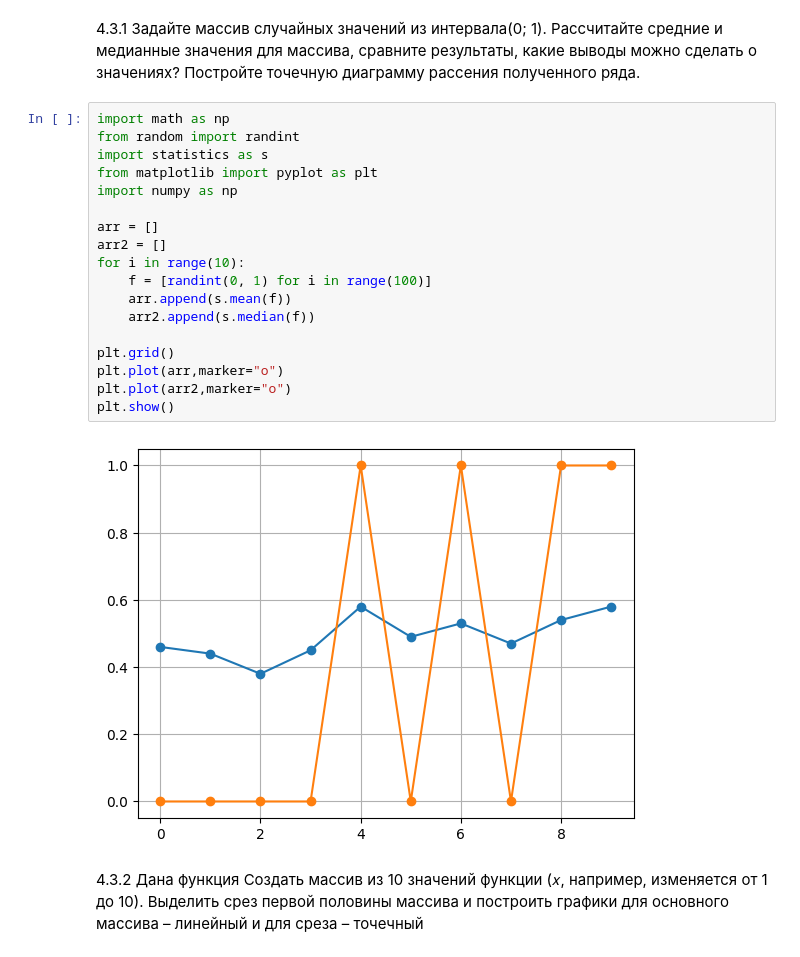
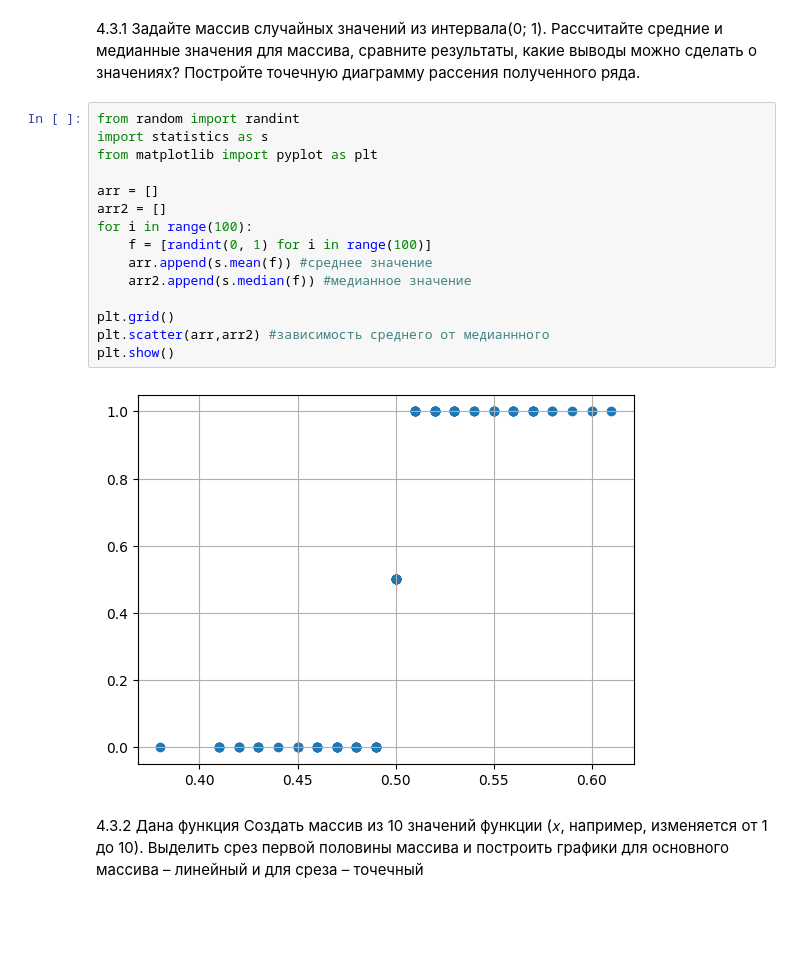
Before and after one commit to smurfac4/II, a Jupyter notebook: 1_тетрадь_Ульянов_Никита_Владимирович_ИКБО_29_22.ipynb, the cells around one changed output. Cells and saved outputs as stored; diff of their text form; blank space fills up the shorter version.

```diff
--- a/1_тетрадь_Ульянов_Никита_Владимирович_ИКБО_29_22.ipynb
+++ b/1_тетрадь_Ульянов_Никита_Владимирович_ИКБО_29_22.ipynb
@@ -86,25 +86,22 @@ print (x)
 результаты, какие выводы можно сделать о значениях?
 Постройте точечную диаграмму рассения полученного ряда.
 # %%
-import math as np
 from random import randint
 import statistics as s
 from matplotlib import pyplot as plt
-import numpy as np
 
 arr = []
 arr2 = []
-for i in range(10):
+for i in range(100):
     f = [randint(0, 1) for i in range(100)]
-    arr.append(s.mean(f))
-    arr2.append(s.median(f))
+    arr.append(s.mean(f)) #среднее значение
+    arr2.append(s.median(f)) #медианное значение
 
 plt.grid()
-plt.plot(arr,marker="o")
-plt.plot(arr2,marker="o")
+plt.scatter(arr,arr2) #зависимость среднего от медианнного
 plt.show()
 # %% [output]
-[figure, old version]
+[figure, new version]
 # %% [markdown]
 4.3.2 Дана функция
 Создать массив из 10 значений
```
Also changed, not shown: 1 other file.
